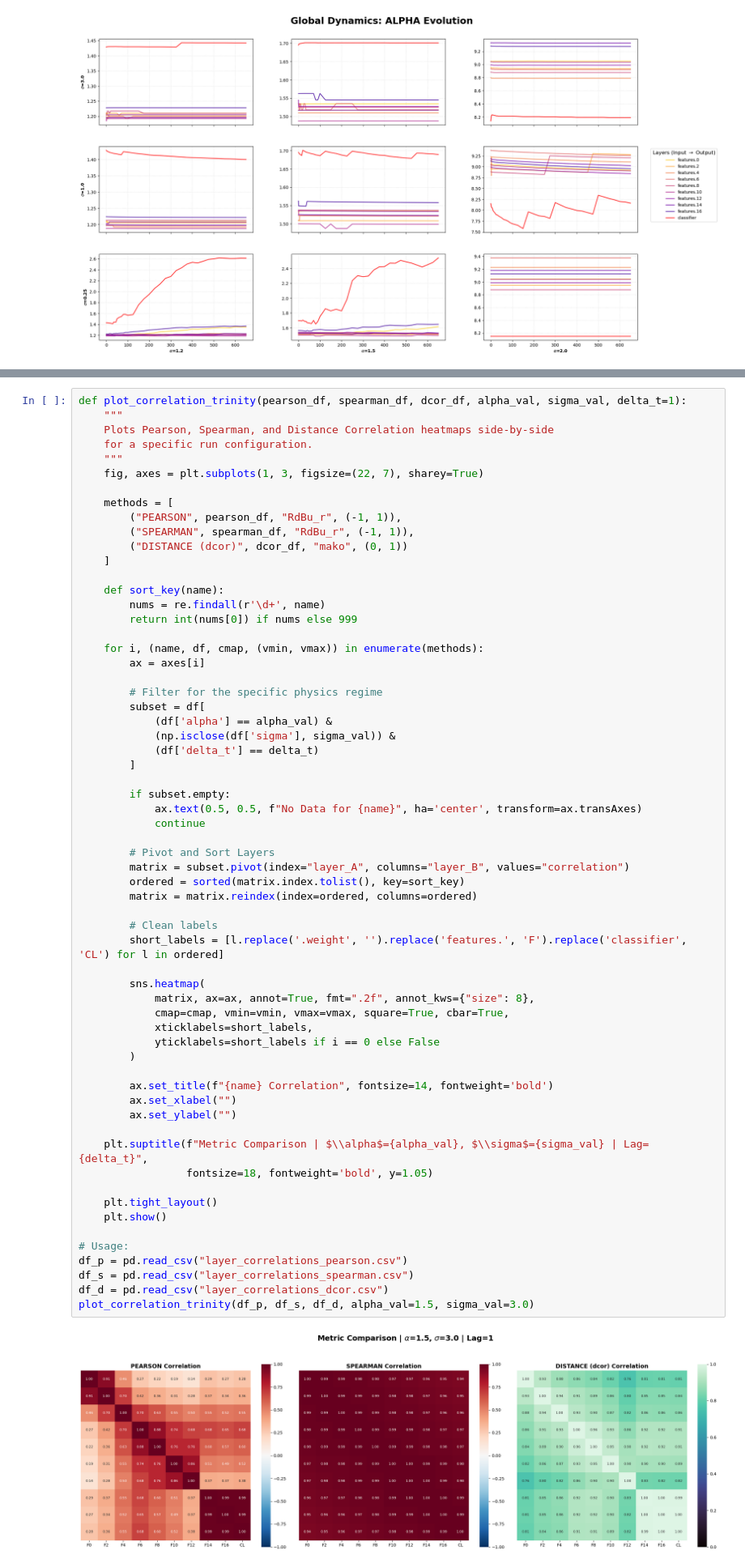
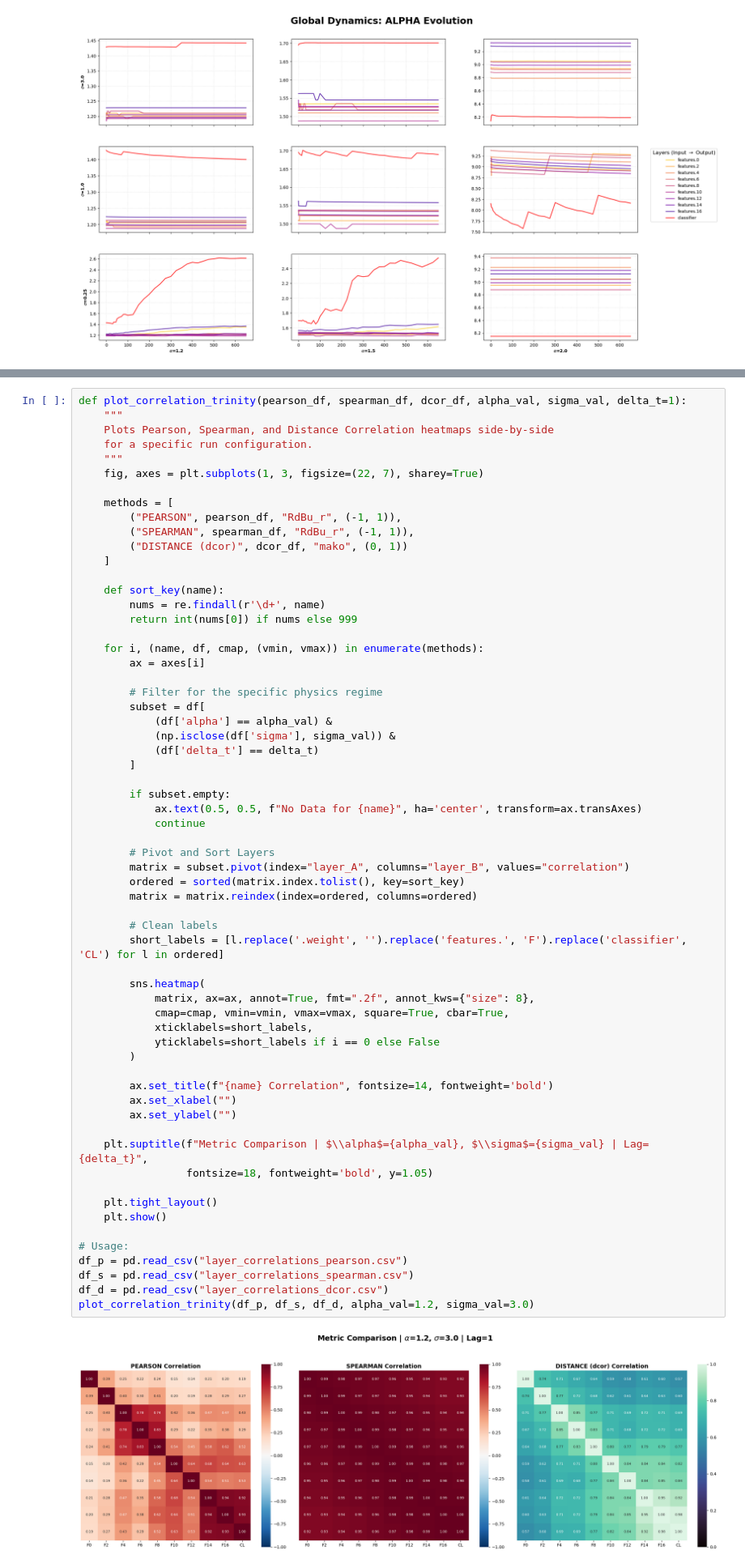
Before and after one commit to YiHaoFromEarth/ht-initialisation-dynamics, a Jupyter notebook: plots.ipynb, the cells around one changed output, grey strips where cells are left out. Shown at 81% size. Drawn from its saved outputs; the diff is of its cells as text.

Commit message:
chore: add extra plots to manuscript for results section

```diff
--- a/plots.ipynb
+++ b/plots.ipynb
@@ -679,35 +741,35 @@ def plot_correlation_trinity(pearson_df, spearman_df, dcor_df, alpha_val, sigma_
         # Pivot and Sort Layers
         matrix = subset.pivot(index="layer_A", columns="layer_B", values="correlation")
         ordered = sorted(matrix.index.tolist(), key=sort_key)
         matrix = matrix.reindex(index=ordered, columns=ordered)
 
         # Clean labels
         short_labels = [l.replace('.weight', '').replace('features.', 'F').replace('classifier', 'CL') for l in ordered]
 
         sns.heatmap(
             matrix, ax=ax, annot=True, fmt=".2f", annot_kws={"size": 8},
             cmap=cmap, vmin=vmin, vmax=vmax, square=True, cbar=True,
             xticklabels=short_labels,
             yticklabels=short_labels if i == 0 else False
         )
 
         ax.set_title(f"{name} Correlation", fontsize=14, fontweight='bold')
         ax.set_xlabel("")
         ax.set_ylabel("")
 
     plt.suptitle(f"Metric Comparison | $\\alpha$={alpha_val}, $\\sigma$={sigma_val} | Lag={delta_t}",
                  fontsize=18, fontweight='bold', y=1.05)
 
     plt.tight_layout()
     plt.show()
 
 # Usage:
 df_p = pd.read_csv("layer_correlations_pearson.csv")
 df_s = pd.read_csv("layer_correlations_spearman.csv")
 df_d = pd.read_csv("layer_correlations_dcor.csv")
-plot_correlation_trinity(df_p, df_s, df_d, alpha_val=1.5, sigma_val=3.0)
+plot_correlation_trinity(df_p, df_s, df_d, alpha_val=1.2, sigma_val=3.0)
 # %% [output]
-[figure, old version]
+[figure, new version]
 # %%
 # 1. Initialization and Data Extraction
 
```
Also changed, not shown: parts of 3 cells of this notebook, 3 other files.
